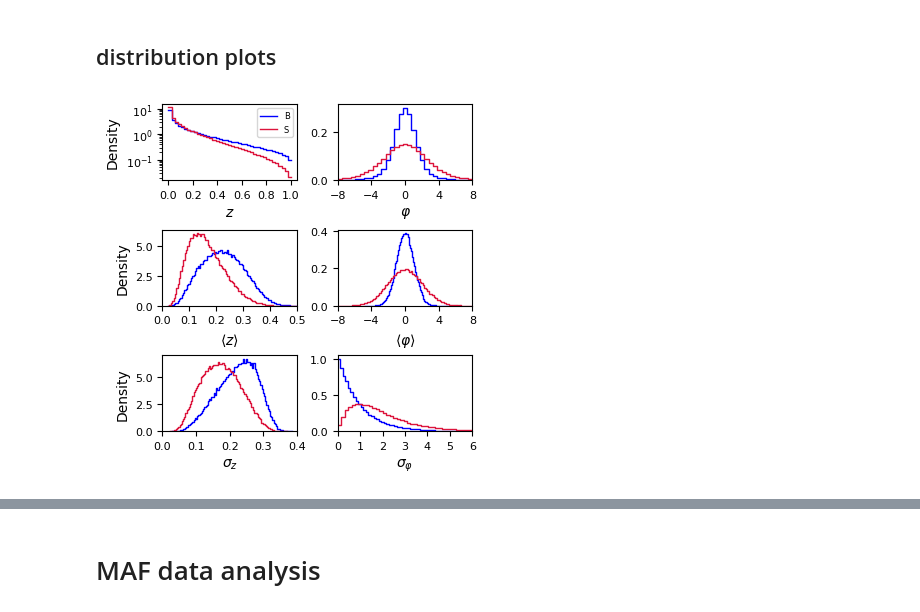
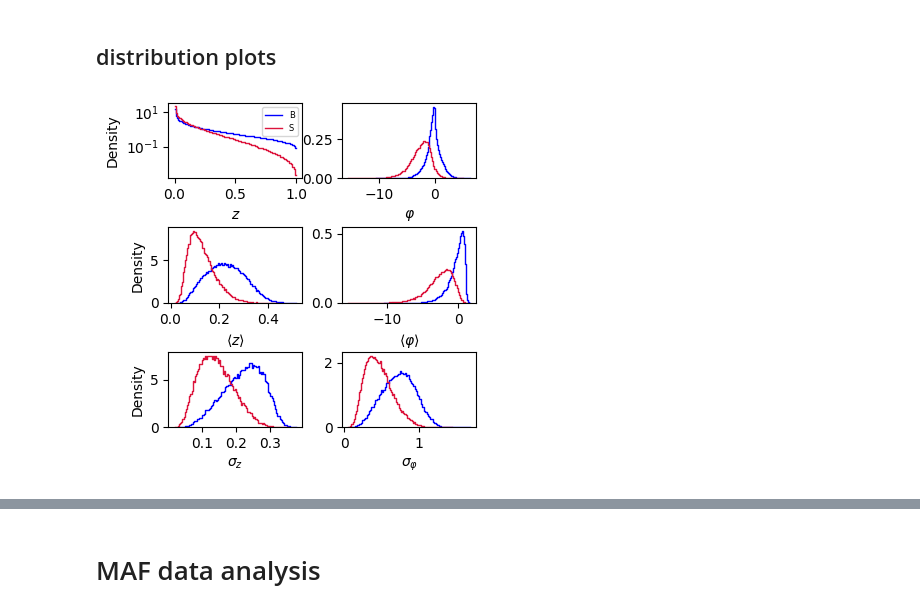
Before and after one commit to dfaroughy/SyntheticJets, a Jupyter notebook: data.ipynb, the cells around one changed output, grey strips where cells are left out. Cells and saved outputs as stored; diff of their text form; code cells hidden in the pictures.

```diff
--- a/data.ipynb
+++ b/data.ipynb
@@ -113,12 +161,22 @@ def ROC(LLR_bckg, LLR_sig, N_samples):
 # %%
-N_samples = 100000   # Use a moderate number for demonstration (increase if needed)
+N_samples = 50000   # Use a moderate number for demonstration (increase if needed)
 D = 30
-params_qcd = (1, 1)
-params_tops = (2, 2)
+params_qcd = (1, 3)
+params_tops = (3, 3)
 
 
-toy_qcd = generate_point_clouds(N=N_samples, D=D, k=params_qcd[0], Sigma=params_qcd[1])
-toy_tops = generate_point_clouds(N=N_samples, D=D, k=params_tops[0], Sigma=params_tops[1])
+qcd = SyntheticJets(shape_param=params_qcd[0],
+                    scale_param=params_qcd[1],
+                    )
+tops = SyntheticJets(shape_param=params_tops[0],
+                      scale_param=params_tops[1],
+                      )
+
+toy_qcd = qcd.sample(N_samples, num_constituents=D)
+toy_tops = tops.sample(N_samples, num_constituents=D)
+
+# toy_qcd = generate_point_clouds(N=N_samples, D=D, k=params_qcd[0], Sigma=params_qcd[1])
+# toy_tops = generate_point_clouds(N=N_samples, D=D, k=params_tops[0], Sigma=params_tops[1])
 # np.save('correlated_toy_qcd_2M.npy', toy_qcd)
 # np.save('correlated_toy_tops_2M.npy', toy_tops)
 # %% [markdown]
@@ -151,7 +209,8 @@ tops_y_std = toy_tops[:, :, 1].std(axis=1)
 # --- Create subplots ---
 fig, ax = plt.subplots(3, 2, figsize=(4, 4))
 
-bins=np.linspace(0,1,40)
+# bins=np.linspace(0,1,40)
+bins=100
 # --- Plot the histograms ---
 
 # Top row: x and y distributions of z and phi.
@@ -163,7 +222,6 @@ ax[0,0].set_xlabel(r'$z$')
 ax[0,0].set_yscale('log')
 ax[0,0].legend(loc='upper right', fontsize=6)
 
-bins=np.linspace(-10,10,40)
 
 sns.histplot(qcd_y, bins=bins, fill=False, color='blue', lw=1, label='B', element='step', stat='density', ax=ax[0, 1])
 sns.histplot(tops_y, bins=bins, fill=False, color='crimson', lw=1, label='S', element='step', stat='density', ax=ax[0, 1])
@@ -181,61 +239,34 @@ ax[1,0].set_xlabel(r'$\langle z\rangle$')
 sns.histplot(qcd_y_mean, bins=bins, fill=False, color='blue', lw=1, label='B', element='step', stat='density', ax=ax[1, 1])
 sns.histplot(tops_y_mean, bins=bins, fill=False, color='crimson', lw=1, label='S', element='step', stat='density', ax=ax[1, 1])
 ax[1,1].set_ylabel('')
 ax[1,1].set_xlabel(r'$\langle\varphi\rangle$')
 
 # Bottom row: standard deviation distributions
 sns.histplot(qcd_x_std, bins=bins, fill=False, color='blue', lw=1, label='B', element='step', stat='density', ax=ax[2, 0])
 sns.histplot(tops_x_std, bins=bins, fill=False, color='crimson', lw=1, label='S', element='step', stat='density', ax=ax[2, 0])
 ax[2,0].set_ylabel('Density')
 ax[2,0].set_xlabel(r'$\sigma_z$')
 
 sns.histplot(qcd_y_std, bins=bins, fill=False, color='blue', lw=1, label='B', element='step', stat='density', ax=ax[2, 1])
 sns.histplot(tops_y_std, bins=bins, fill=False, color='crimson', lw=1, label='S', element='step', stat='density', ax=ax[2, 1])
 ax[2,1].set_ylabel('')
 ax[2,1].set_xlabel(r'$\sigma_\varphi$')
 
 custom_ticks = {
     0: [0, 0.2, 0.4, 0.6, 0.8, 1],
     1: [-8, -4, 0, 4, 8],
     2: [0, 0.1, 0.2, 0.3, 0.4, 0.5] ,
     3: [-8, -4, 0, 4, 8],
     4: [0, 0.1, 0.2, 0.3, 0.4],
     5: [0, 1, 2, 3, 4, 5, 6]
 }
 
-# For each axis, set custom ticks based on its column:
-for i in range(3):  # rows
-    for j in range(2):  # columns
-        if j == 0:
-            if i == 0:
-                ax[i, j].set_xticks(custom_ticks[0])
-            elif i == 1:
-                ax[i, j].set_xticks(custom_ticks[2])
-            elif i == 2:
-                ax[i, j].set_xticks(custom_ticks[4])
-        elif j == 1:
-            if i == 0:
-                ax[i, j].set_xticks(custom_ticks[1])
-            elif i == 1:
-                ax[i, j].set_xticks(custom_ticks[3])
-            elif i == 2:
-                ax[i, j].set_xticks(custom_ticks[5])
-
-        ax[i, j].tick_params(axis='x', labelsize=8)
-        ax[i, j].tick_params(axis='y', labelsize=8)
-
-ax[1,0].set_xlim(0, 0.5)
-ax[0,1].set_xlim(-8, 8)
-ax[1,1].set_xlim(-8, 8)
-ax[2,0].set_xlim(0, 0.4)
-ax[2,1].set_xlim(0, 6)
-
 plt.tight_layout()
 fig.subplots_adjust(hspace=0.65, wspace=0.3)
 plt.savefig('synthetic_jets.png', dpi=300, bbox_inches='tight')
 plt.show()
 # %% [output]
-[figure, old version]
+[figure, new version]
 # %%
 from utils import ordered_z_plots
 
```
Also changed, not shown: parts of 9 cells of this notebook, 7 other files.
